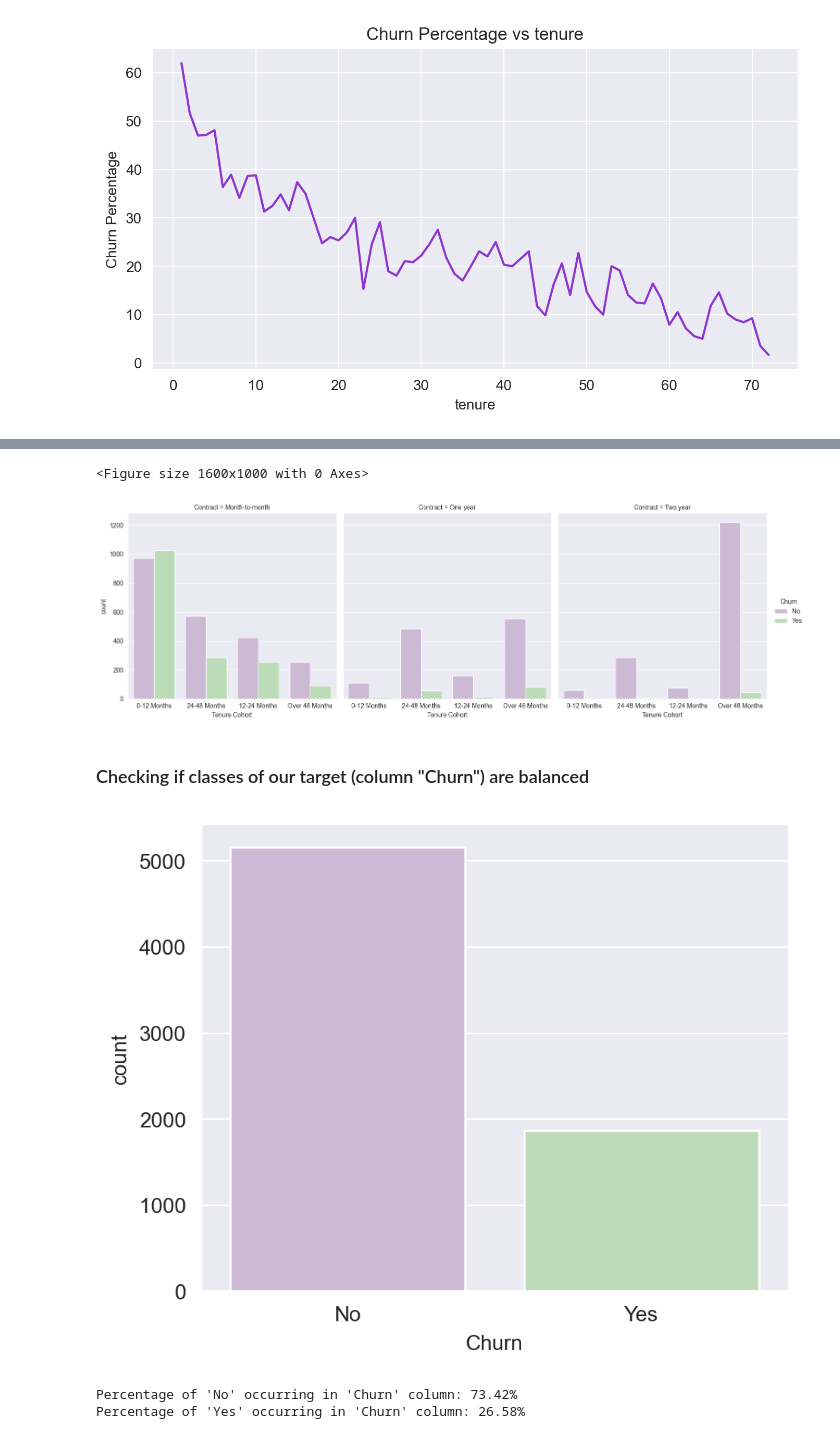
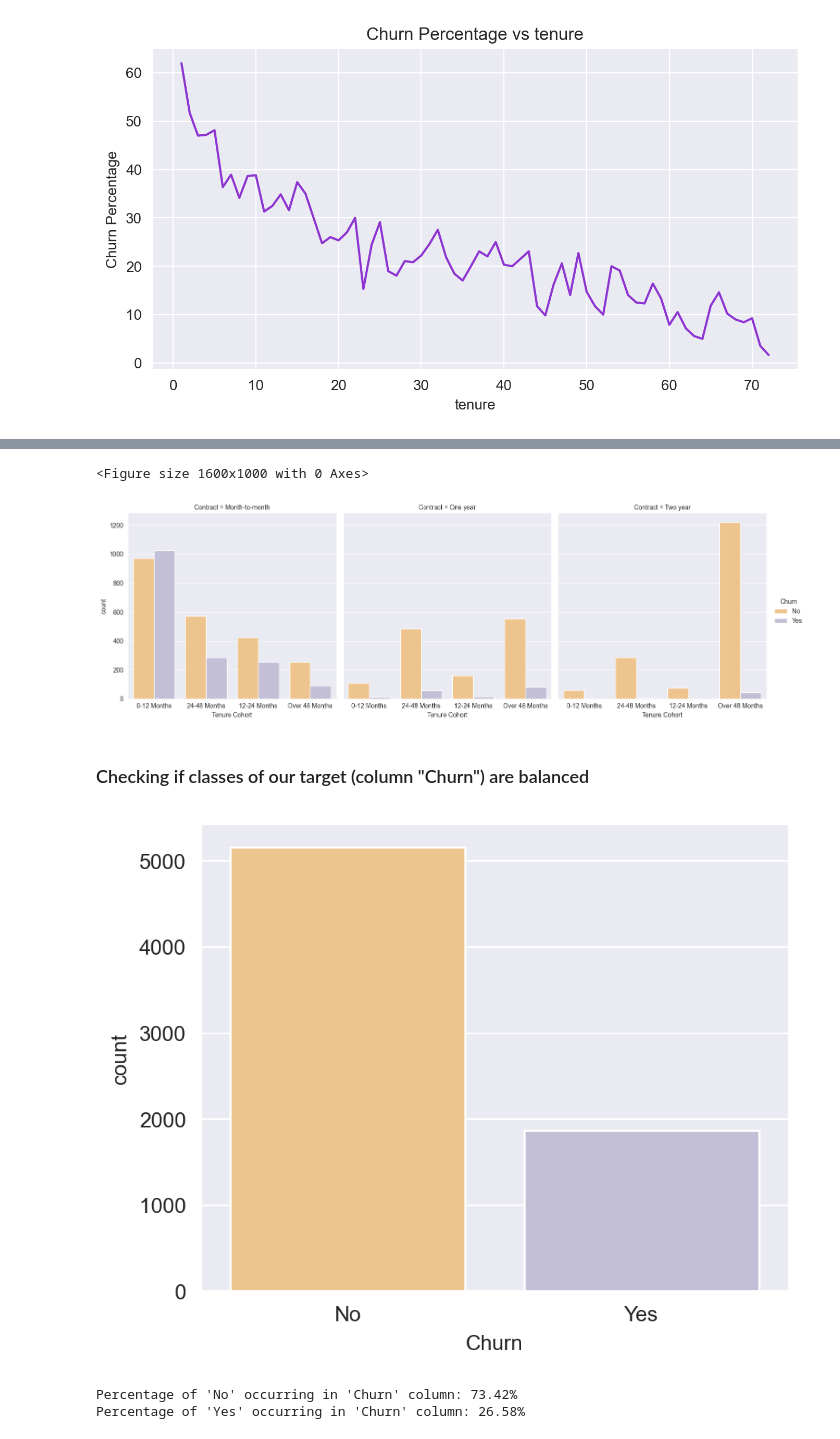
Before and after one commit to natix-x/Telco-Customer-Churn-Prediction, a Jupyter notebook: data_analysis.ipynb, the cells around one changed output, grey strips where cells are left out. Cells and saved outputs as stored; diff of their text form; code cells hidden in the pictures.

Commit message:
new color palette

```diff
--- a/data_analysis.ipynb
+++ b/data_analysis.ipynb
@@ -211,16 +211,16 @@ plt.legend(loc=(1.05, .5));
 # %%
 plt.figure(figsize=(8,5), dpi=200)
-sns.catplot(data=df,x='Tenure Cohort',hue='Churn',col='Contract',kind='count', palette="PRGn");
+sns.catplot(data=df,x='Tenure Cohort',hue='Churn',col='Contract',kind='count', palette="PuOr");
 # %% [output]
 <Figure size 1600x1000 with 0 Axes>
-[figure, old version]
+[figure, new version]
 # %% [markdown]
 ### Checking if classes of our target (column "Churn") are balanced
 # %%
 plt.figure(figsize=(5,4), dpi=200)
-sns.countplot(data=df, x="Churn", palette="PRGn");
+sns.countplot(data=df, x="Churn", palette="PuOr");
 # %% [output]
-[figure, old version]
+[figure, new version]
 # %%
 No_counts = df["Churn"].value_counts().iloc[0]
 Yes_counts = df["Churn"].value_counts().iloc[1]
```
Also changed, not shown: parts of 11 cells of this notebook.
